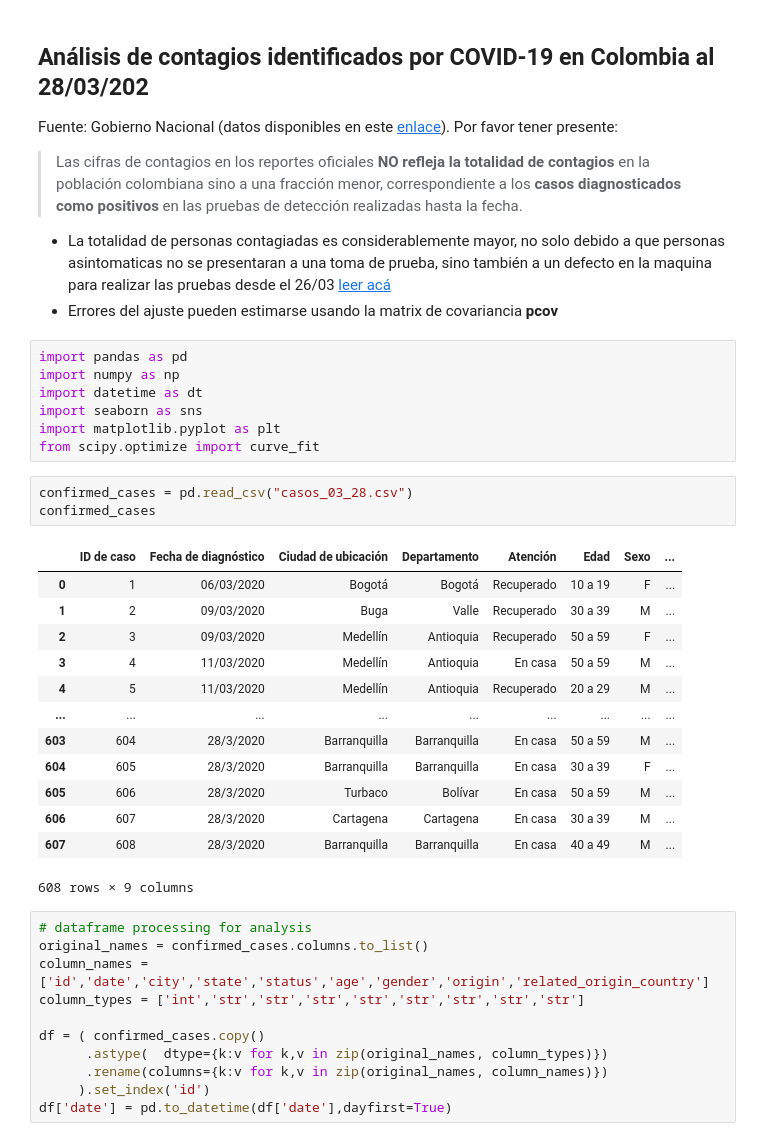
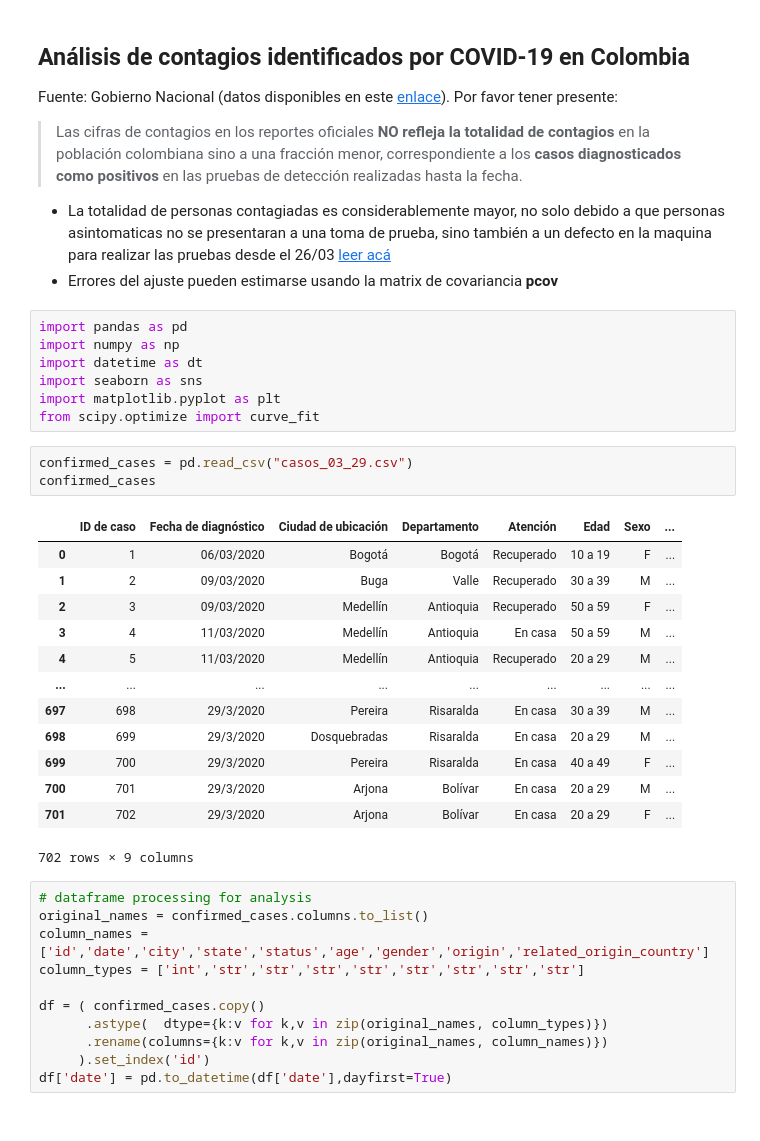
Before and after one commit to cesarliz10/covid_colombia, a Jupyter notebook: Analisis casos identificados covid-19 Colombia.ipynb, the cells around one changed output. Cells and saved outputs as stored; diff of their text form.

```diff
--- a/Analisis casos identificados covid-19 Colombia.ipynb
+++ b/Analisis casos identificados covid-19 Colombia.ipynb
@@ -1,5 +1,5 @@
 # %% [markdown]
-## Análisis de contagios identificados por COVID-19 en Colombia al 28/03/202
+## Análisis de contagios identificados por COVID-19 en Colombia
 
 Fuente: Gobierno Nacional (datos disponibles en este [enlace](https://coronaviruscolombia.gov.co/Covid19/index.html)).
 Por favor tener presente:
@@ -15,22 +15,22 @@ import seaborn as sns
 import matplotlib.pyplot as plt
 from scipy.optimize import curve_fit
 # %%
-confirmed_cases = pd.read_csv("casos_03_28.csv")
+confirmed_cases = pd.read_csv("casos_03_29.csv")
 confirmed_cases
 # %% [output]
 |  | ID de caso | Fecha de diagnóstico | Ciudad de ubicación | Departamento | Atención | Edad | Sexo | ... |
 | 0 | 1 | 06/03/2020 | Bogotá | Bogotá | Recuperado | 10 a 19 | F | ... |
 | 1 | 2 | 09/03/2020 | Buga | Valle | Recuperado | 30 a 39 | M | ... |
 | 2 | 3 | 09/03/2020 | Medellín | Antioquia | Recuperado | 50 a 59 | F | ... |
 | 3 | 4 | 11/03/2020 | Medellín | Antioquia | En casa | 50 a 59 | M | ... |
 | 4 | 5 | 11/03/2020 | Medellín | Antioquia | Recuperado | 20 a 29 | M | ... |
 | ... | ... | ... | ... | ... | ... | ... | ... | ... |
-| 603 | 604 | 28/3/2020 | Barranquilla | Barranquilla | En casa | 50 a 59 | M | ... |
-| 604 | 605 | 28/3/2020 | Barranquilla | Barranquilla | En casa | 30 a 39 | F | ... |
-| 605 | 606 | 28/3/2020 | Turbaco | Bolívar | En casa | 50 a 59 | M | ... |
-| 606 | 607 | 28/3/2020 | Cartagena | Cartagena | En casa | 30 a 39 | M | ... |
-| 607 | 608 | 28/3/2020 | Barranquilla | Barranquilla | En casa | 40 a 49 | M | ... |
+| 697 | 698 | 29/3/2020 | Pereira | Risaralda | En casa | 30 a 39 | M | ... |
+| 698 | 699 | 29/3/2020 | Dosquebradas | Risaralda | En casa | 20 a 29 | M | ... |
+| 699 | 700 | 29/3/2020 | Pereira | Risaralda | En casa | 40 a 49 | F | ... |
+| 700 | 701 | 29/3/2020 | Arjona | Bolívar | En casa | 20 a 29 | M | ... |
+| 701 | 702 | 29/3/2020 | Arjona | Bolívar | En casa | 20 a 29 | F | ... |
-608 rows × 9 columns
+702 rows × 9 columns
 # %%
 # dataframe processing for analysis
 original_names = confirmed_cases.columns.to_list()
```
Also changed, not shown: parts of 8 cells of this notebook, 5 other files.
